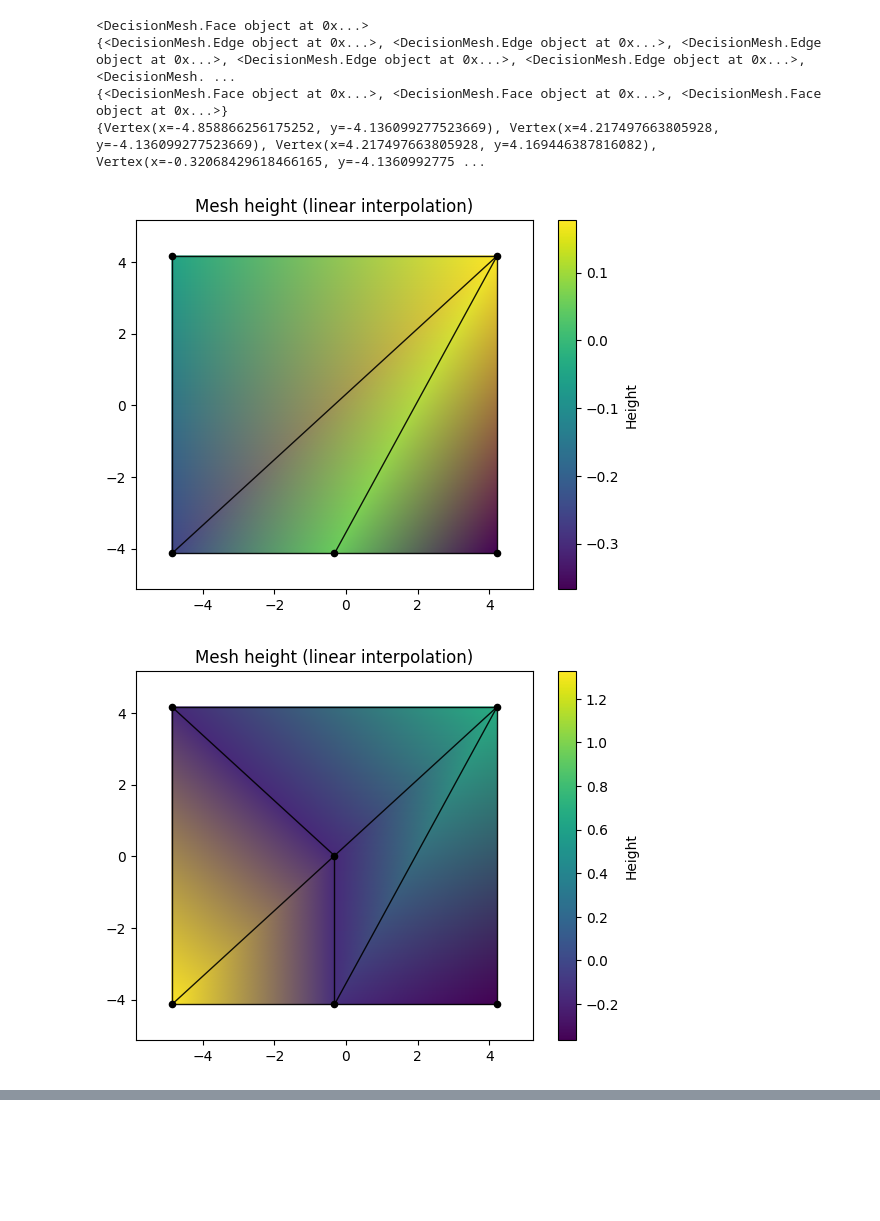
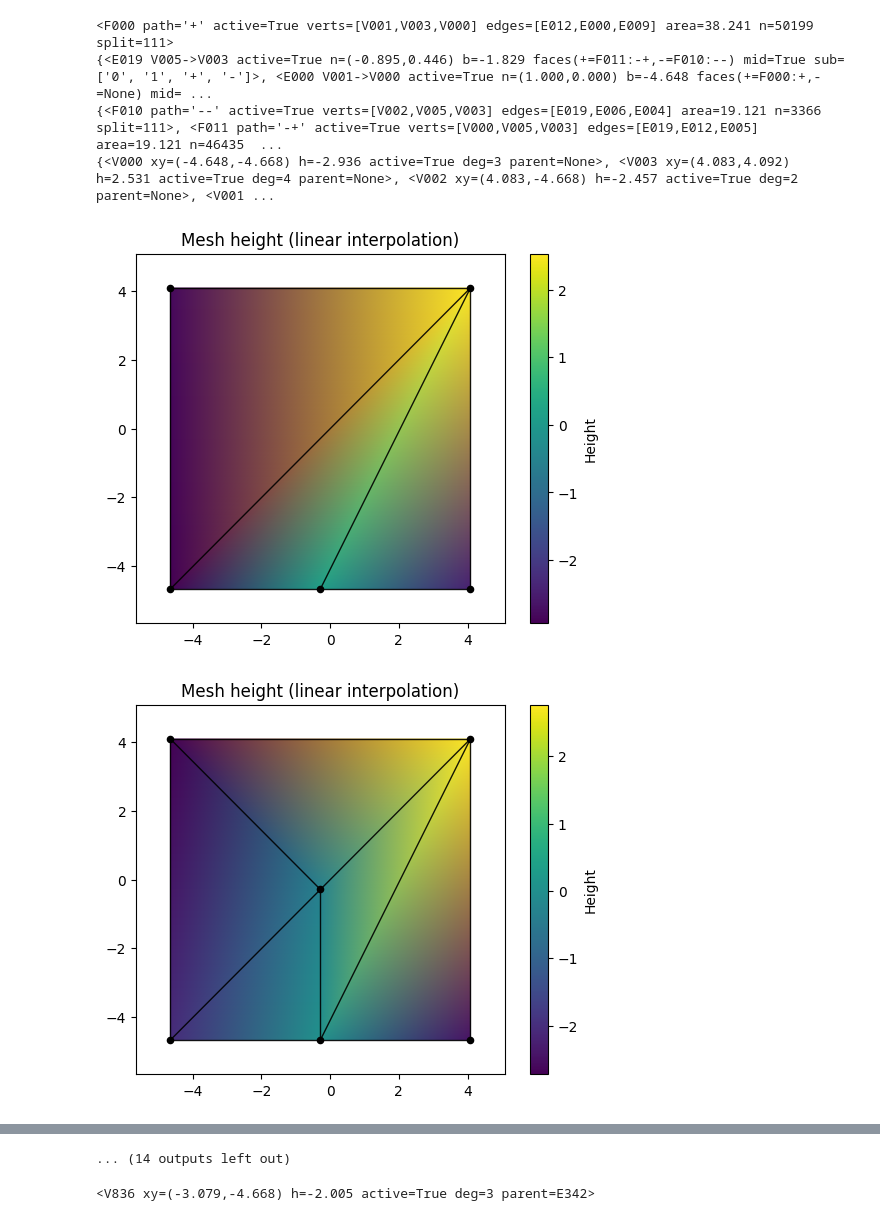
Before and after one commit to sbabichenko/Decision-Mesh, a Jupyter notebook: Mesh Tester.ipynb, the cells around one changed output, grey strips where cells are left out. Cells and saved outputs as stored; diff of their text form; code cells hidden in the pictures; blank space fills up the shorter version.

```diff
--- a/Mesh Tester.ipynb
+++ b/Mesh Tester.ipynb
@@ -208,7 +258,7 @@ def test_face_subdivisions(face: DecisionMesh.Face, eps: float = 1e-12) -> bool:
 # generate 100 samples of 2D standard normals
 data = np.random.randn(100000, 3)   # 100 rows, 2 columns
 df = pd.DataFrame(data)
-df.iloc[:,2] += np.sin(3*df.iloc[:,0])
+df.iloc[:,2] += np.sin(df.iloc[:,0])
 
 
 mesh = DecisionMesh.DecisionMesh(df)
@@ -239,27 +289,32 @@ True
 # %%
 mid = mesh.outer_edges['bottom'].midpoint
 print(mesh.top_face.node.face)
 mid.activate()
 print(mesh.active_edges)
 print(mesh.active_faces)
 print(mesh.active_vertices)
 mesh.plot_height()
 mid = mesh.split_edge.midpoint
 mid.activate()
 mesh.plot_height()
 mid = mesh.outer_edges['right'].midpoint
 mid.activate()
 mesh.plot_height()
 mid = mesh.outer_edges['top'].midpoint
 mid.activate()
 mesh.plot_height()
 mid = mesh.outer_edges['left'].midpoint
 mid.activate()
 mesh.plot_height()
+
+for i in range(20):
+    mid = list(mesh.midpoints)[0]
+    mid.activate()
+    mesh.plot_height()
 # %% [output]
-<DecisionMesh.Face object at 0x...>
-{<DecisionMesh.Edge object at 0x...>, <DecisionMesh.Edge object at 0x...>, <DecisionMesh.Edge object at 0x...>, <DecisionMesh.Edge object at 0x...>, <DecisionMesh.Edge object at 0x...>, <DecisionMesh. ...
-{<DecisionMesh.Face object at 0x...>, <DecisionMesh.Face object at 0x...>, <DecisionMesh.Face object at 0x...>}
-{Vertex(x=-4.858866256175252, y=-4.136099277523669), Vertex(x=4.217497663805928, y=-4.136099277523669), Vertex(x=4.217497663805928, y=4.169446387816082), Vertex(x=-0.32068429618466165, y=-4.1360992775 ...
+<F000 path='+' active=True verts=[V001,V003,V000] edges=[E012,E000,E009] area=38.241 n=50199 split=111>
+{<E019 V005->V003 active=True n=(-0.895,0.446) b=-1.829 faces(+=F011:-+,-=F010:--) mid=True sub=['0', '1', '+', '-']>, <E000 V001->V000 active=True n=(1.000,0.000) b=-4.648 faces(+=F000:+,-=None) mid= ...
+{<F010 path='--' active=True verts=[V002,V005,V003] edges=[E019,E006,E004] area=19.121 n=3366 split=111>, <F011 path='-+' active=True verts=[V000,V005,V003] edges=[E019,E012,E005] area=19.121 n=46435  ...
+{<V000 xy=(-4.648,-4.668) h=-2.936 active=True deg=3 parent=None>, <V003 xy=(4.083,4.092) h=2.531 active=True deg=4 parent=None>, <V002 xy=(4.083,-4.668) h=-2.457 active=True deg=2 parent=None>, <V001 ...
-[figure, old version]
+[figure, new version]
-[figure, old version]
+[figure, new version]
@@ -268,0 +330,5 @@ mesh.plot_height()
+... (14 outputs left out)
+# %%
+mid
+# %% [output]
+<V836 xy=(-3.079,-4.668) h=-2.005 active=True deg=3 parent=E342>
```
Also changed, not shown: parts of 5 cells of this notebook, 1 other file.
